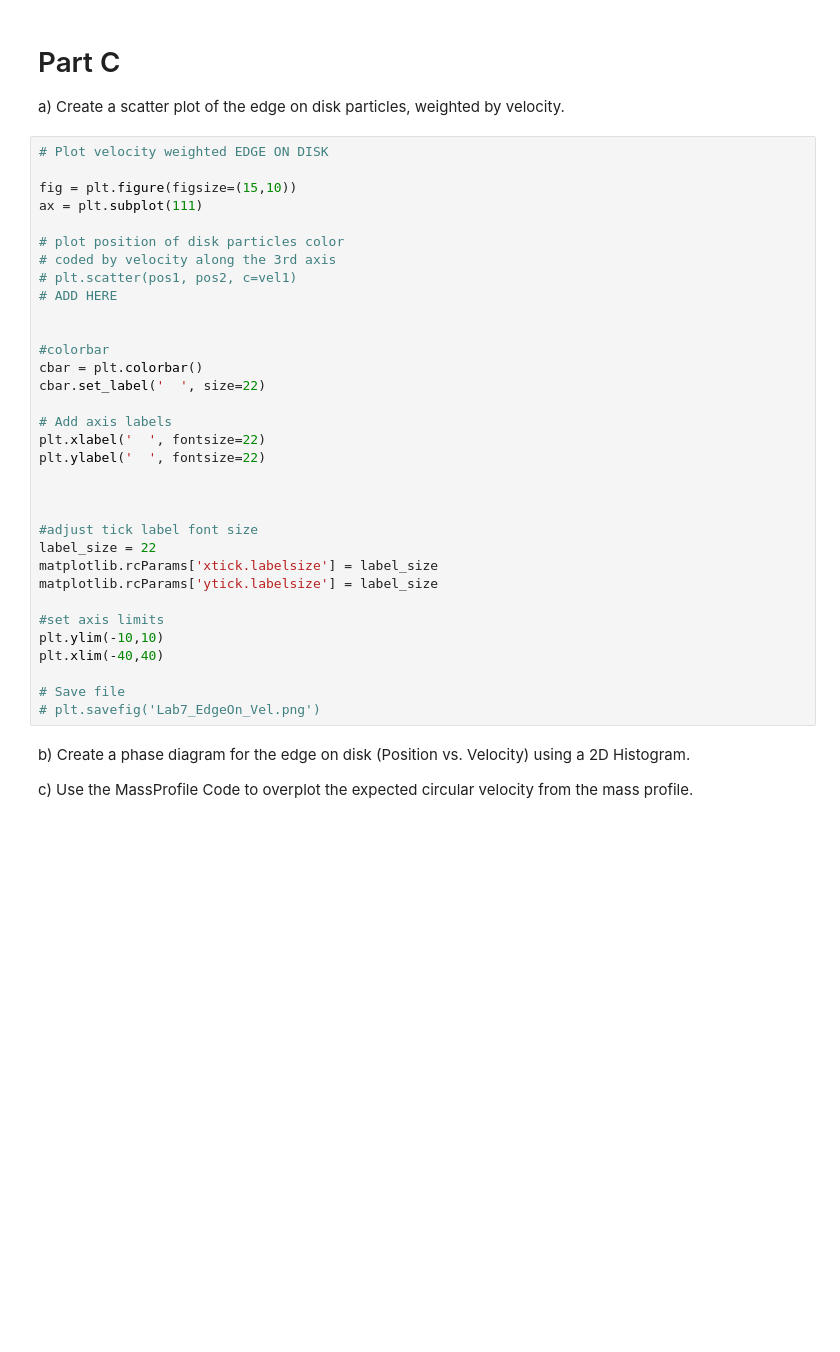
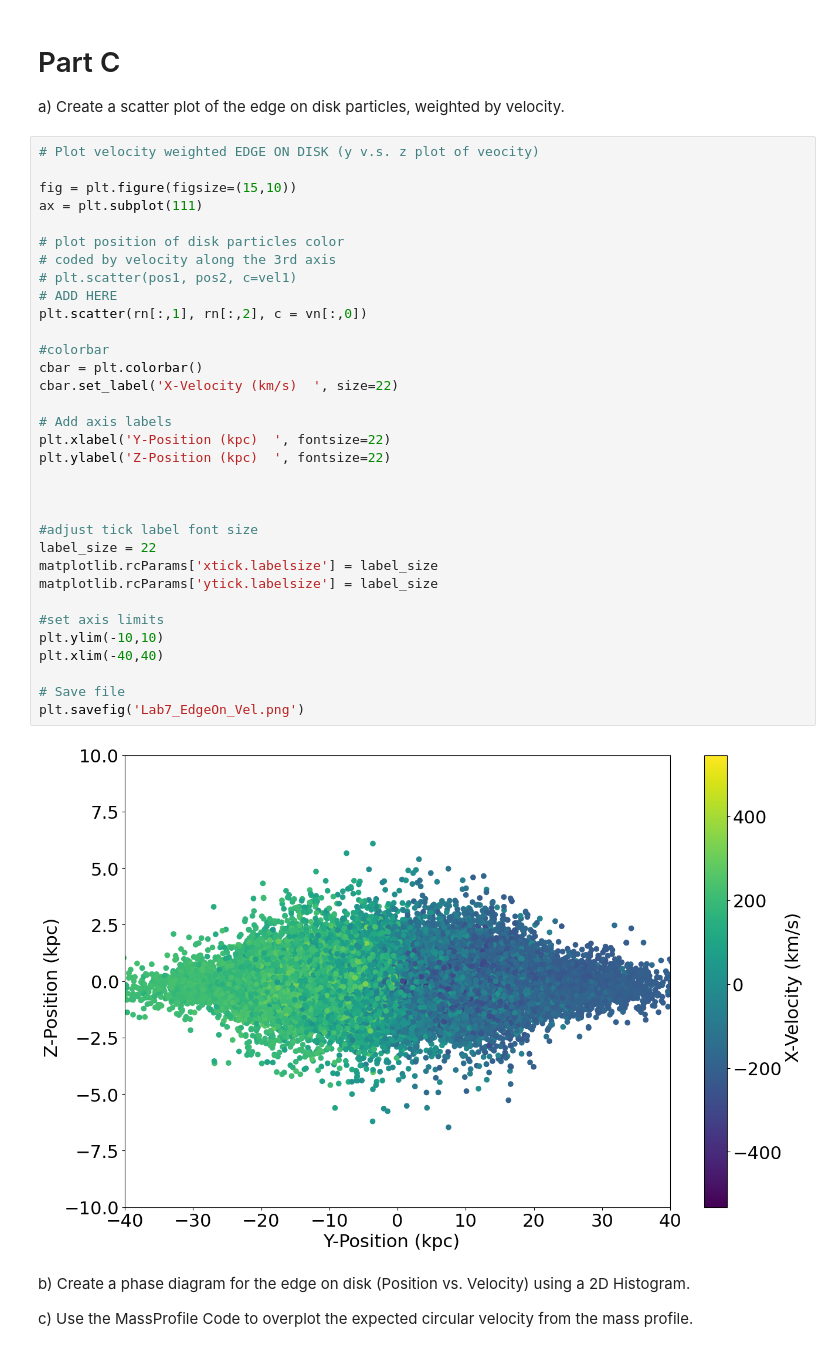
Before and after one commit to ThomasaturnV/ASTR400B, a Jupyter notebook: Labs/Lab7/Lab7.ipynb, the cells around one changed output. Cells and saved outputs as stored; diff of their text form; blank space fills up the shorter version.

```diff
--- a/Labs/Lab7/Lab7.ipynb
+++ b/Labs/Lab7/Lab7.ipynb
@@ -318,38 +331,40 @@ matplotlib.rcParams['ytick.labelsize'] = label_size
 
 a) Create a scatter plot of the edge on disk particles, weighted by velocity.
 # %%
-# Plot velocity weighted EDGE ON DISK
+# Plot velocity weighted EDGE ON DISK (y v.s. z plot of veocity)
 
 fig = plt.figure(figsize=(15,10))
 ax = plt.subplot(111)
 
 # plot position of disk particles color
 # coded by velocity along the 3rd axis
 # plt.scatter(pos1, pos2, c=vel1)
 # ADD HERE
-
+plt.scatter(rn[:,1], rn[:,2], c = vn[:,0])
 
 #colorbar
 cbar = plt.colorbar()
-cbar.set_label('  ', size=22)
+cbar.set_label('X-Velocity (km/s)  ', size=22)
 
 # Add axis labels
-plt.xlabel('  ', fontsize=22)
-plt.ylabel('  ', fontsize=22)
+plt.xlabel('Y-Position (kpc)  ', fontsize=22)
+plt.ylabel('Z-Position (kpc)  ', fontsize=22)
 
 
 
 #adjust tick label font size
 label_size = 22
 matplotlib.rcParams['xtick.labelsize'] = label_size
 matplotlib.rcParams['ytick.labelsize'] = label_size
 
 #set axis limits
 plt.ylim(-10,10)
 plt.xlim(-40,40)
 
 # Save file
-# plt.savefig('Lab7_EdgeOn_Vel.png')
+plt.savefig('Lab7_EdgeOn_Vel.png')
+# %% [output]
+[figure, added]
 # %% [markdown]
 b) Create a phase diagram for the edge on disk (Position vs. Velocity) using a 2D Histogram.
 
```
Also changed, not shown: parts of 11 cells of this notebook, 6 other files.
